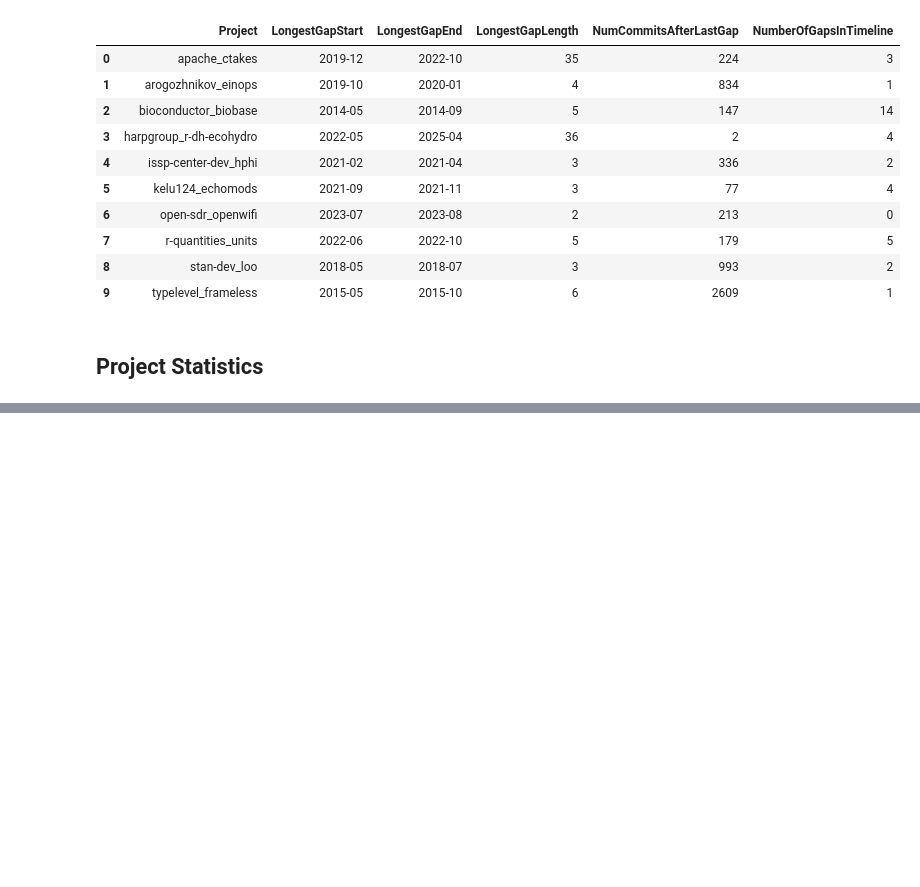
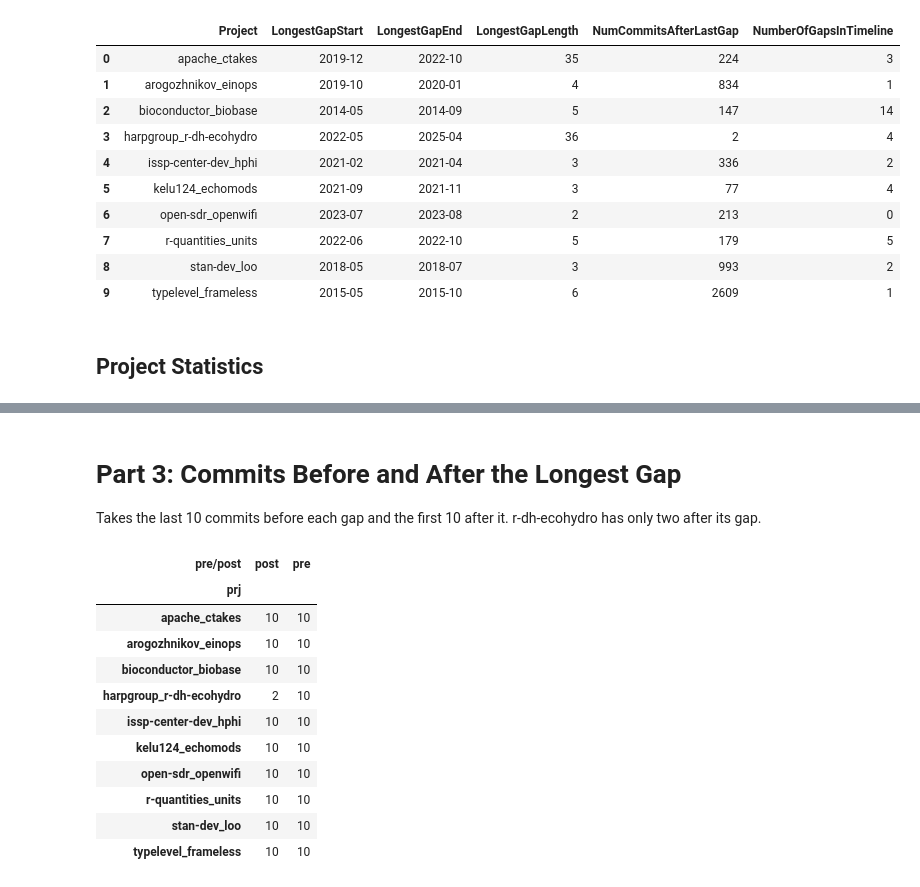
Before and after one commit to dmbritton1/MiniProject2, a Jupyter notebook: dbritto3_vis.ipynb, the cells around one changed output, grey strips where cells are left out. Drawn from its saved outputs; the diff is of its cells as text; code cells hidden in the pictures; blank space fills up the shorter version.

Commit message:
Parts 3 and 4

```diff
--- a/dbritto3_vis.ipynb
+++ b/dbritto3_vis.ipynb
@@ -240,3 +221,47 @@ This repo has an irregular activity pattern. The chart alternates between quiet
 
 ### typelevel_frameless
 This repo showed an irregular activity pattern. After a slow start activity continues, but monthly counts vary widely with several spikes. There is 1 gap of at least three months which is 6 months. It was then followed by 2,609 commits.
+# %% [markdown]
+# Part 3: Commits Before and After the Longest Gap
+
+Takes the last 10 commits before each gap and the first 10 after it. r-dh-ecohydro has only two after its gap.
+# %%
+import pandas as pd
+
+df = pd.read_csv('dbritto3_project_summary.csv', sep=';')
+df.columns = ['prj', 'commit', 'author', 'time', 'message']
+df['Month'] = pd.to_datetime(df['time'], unit='s', utc=True).dt.strftime('%Y-%m')
+project_stats = pd.read_csv('dbritto3_project_stats.csv', sep=';')
+gap_tables = []
+
+for i in range(len(project_stats)):
+    prj = project_stats.loc[i, 'Project']
+    gap_start = project_stats.loc[i, 'LongestGapStart']
+    gap_end = project_stats.loc[i, 'LongestGapEnd']
+    project_commits = df[df['prj'] == prj].sort_values(['time', 'commit'])
+
+    if project_stats.loc[i, 'LongestGapLength'] > 0:
+        before = project_commits[project_commits['Month'] < gap_start].tail(10).copy()
+        after = project_commits[project_commits['Month'] > gap_end].head(10).copy()
+        before.insert(0, 'pre/post', 'pre')
+        after.insert(0, 'pre/post', 'post')
+        gap_tables.append(before)
+        gap_tables.append(after)
+
+gap_commits = pd.concat(gap_tables, ignore_index=True)
+gap_commits = gap_commits[['pre/post', 'prj', 'commit', 'author', 'time', 'message']]
+gap_commits.to_csv('dbritto3_project_gap_commits.csv', sep=';', index=False)
+gap_commits.groupby(['prj', 'pre/post']).size().unstack()
+# %% [output]
+| pre/post | post | pre |
+| prj |  |  |
+| apache_ctakes | 10 | 10 |
+| arogozhnikov_einops | 10 | 10 |
+| bioconductor_biobase | 10 | 10 |
+| harpgroup_r-dh-ecohydro | 2 | 10 |
+| issp-center-dev_hphi | 10 | 10 |
+| kelu124_echomods | 10 | 10 |
+| open-sdr_openwifi | 10 | 10 |
+| r-quantities_units | 10 | 10 |
+| stan-dev_loo | 10 | 10 |
+| typelevel_frameless | 10 | 10 |
```
Also changed, not shown: parts of 23 cells of this notebook, 12 other files.
